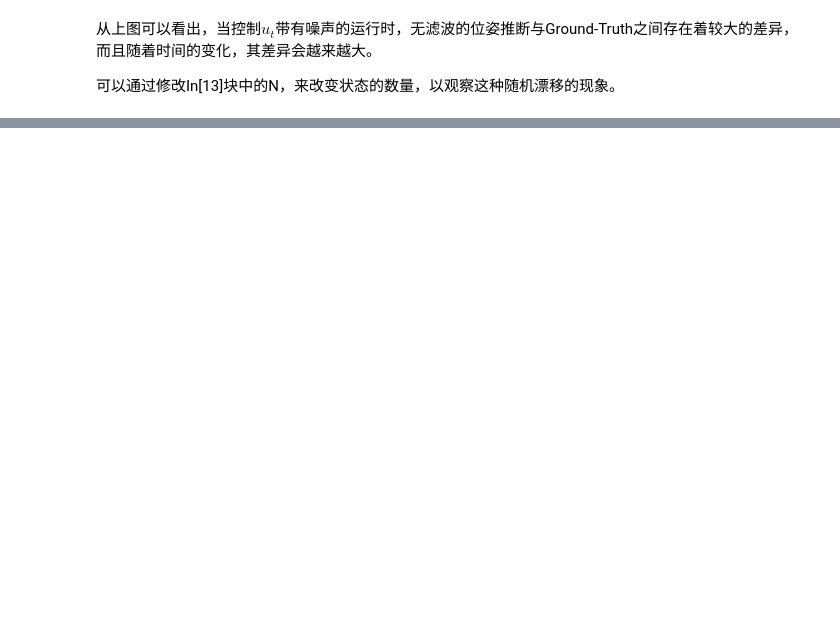
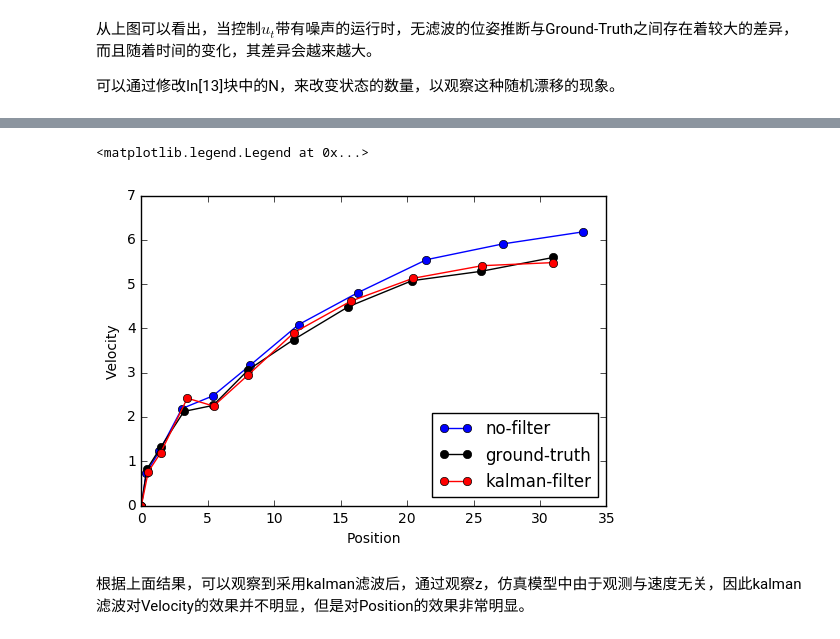
Before and after one commit to liuii/ProbRobotics, a Jupyter notebook: notebooks/01LinearGaussianFileters/KalmanFilter.ipynb, the cells around one changed output, grey strips where cells are left out. Saved outputs shown, nothing was run; the diff lists cells and outputs as text; code cells hidden in the pictures; blank space fills up the shorter version.

```diff
--- a/notebooks/01LinearGaussianFileters/KalmanFilter.ipynb
+++ b/notebooks/01LinearGaussianFileters/KalmanFilter.ipynb
@@ -324,0 +369,26 @@ for z,x in zip(Z, X_ground_truth[1:]):
+# %%
+x0 = np.array([0, 0]).reshape((1, 2))
+X_kalman_filter = x0
+
+sigma0 = np.array([0.01, 0, 0, 0.01]).reshape((2,2))
+Sigma_kalman_filter = []
+Sigma_kalman_filter.append(sigma0)
+
+for u, z in zip(U, Z):
+    x, sigma = kalman_filter(X_kalman_filter[-1], Sigma_kalman_filter[-1],
+                             u, z, sigma_u=0.4, sigma_z=0.1)
+    X_kalman_filter = np.vstack([X_kalman_filter, x.T])
+    Sigma_kalman_filter.append(sigma)
+
+fig, ax = plt.subplots()
+ax.plot(X_no_filter[:,0], X_no_filter[:,1], c='b', marker='o', label='no-filter')
+ax.plot(X_ground_truth[:,0], X_ground_truth[:,1], c='k', marker='o', label='ground-truth')
+ax.plot(X_kalman_filter[:,0], X_kalman_filter[:,1], c='r', marker='o', label='kalman-filter')
+ax.set_xlabel('Position')
+ax.set_ylabel('Velocity')
+ax.legend(loc='lower right')
+# %% [output]
+<matplotlib.legend.Legend at 0x...>
+[figure, added]
+# %% [markdown]
+根据上面结果，可以观察到采用kalman滤波后，通过观察z，仿真模型中由于观测与速度无关，因此kalman滤波对Velocity的效果并不明显，但是对Position的效果非常明显。
```
Also changed, not shown: parts of 14 cells of this notebook.
